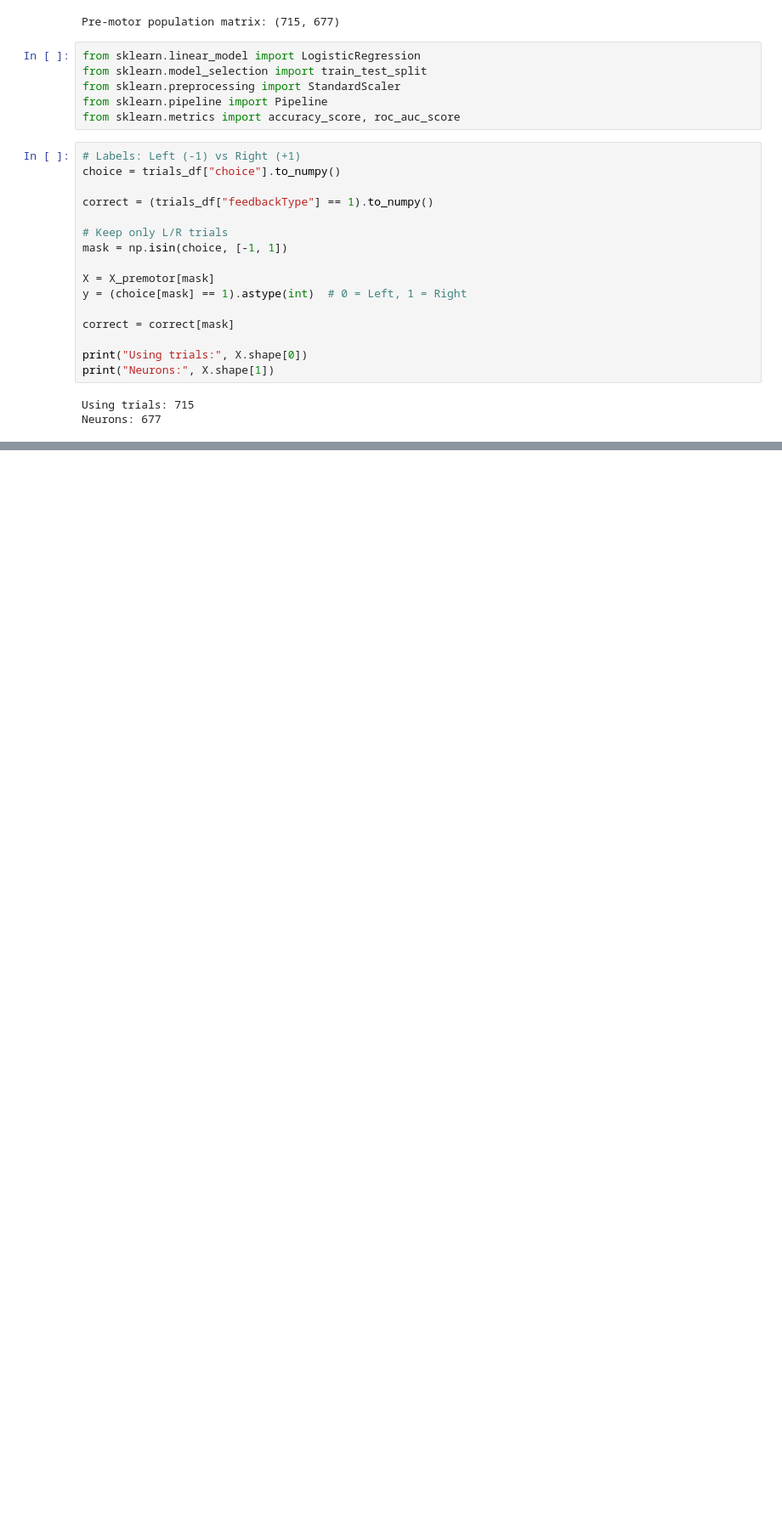
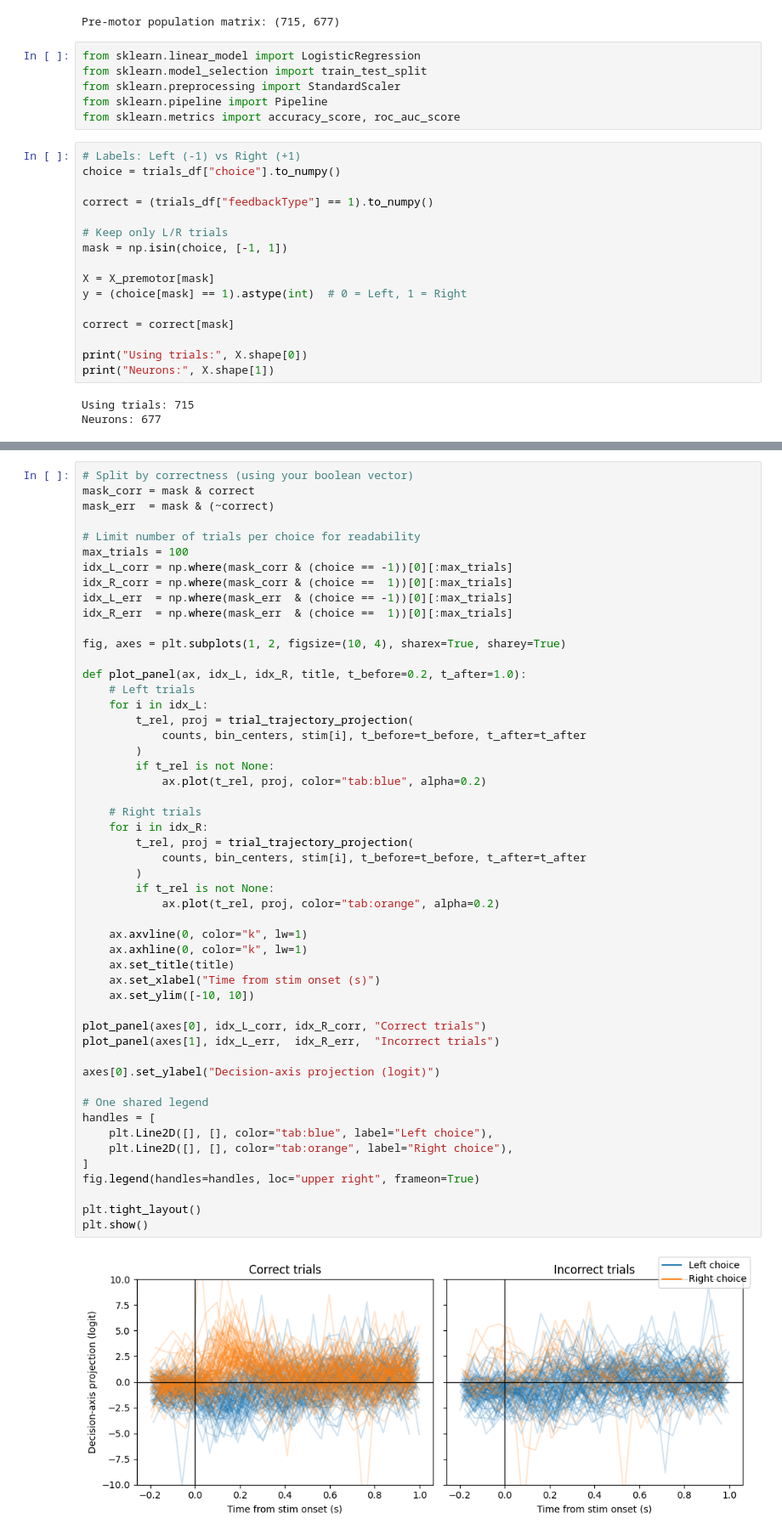
Before and after one commit to kbstafford/decisivetimes, a Jupyter notebook: jason/9_neural_dsi/pilot_analysis.ipynb, the cells around one changed output, grey strips where cells are left out. Shown at 85% size. Drawn from its saved outputs; the diff is of its cells as text; blank space fills up the shorter version.

```diff
--- a/jason/9_neural_dsi/pilot_analysis.ipynb
+++ b/jason/9_neural_dsi/pilot_analysis.ipynb
@@ -289,0 +592,53 @@ eval_subset("Incorrect", mask_err)
+# %%
+# Split by correctness (using your boolean vector)
+mask_corr = mask & correct
+mask_err  = mask & (~correct)
+
+# Limit number of trials per choice for readability
+max_trials = 100
+idx_L_corr = np.where(mask_corr & (choice == -1))[0][:max_trials]
+idx_R_corr = np.where(mask_corr & (choice ==  1))[0][:max_trials]
+idx_L_err  = np.where(mask_err  & (choice == -1))[0][:max_trials]
+idx_R_err  = np.where(mask_err  & (choice ==  1))[0][:max_trials]
+
+fig, axes = plt.subplots(1, 2, figsize=(10, 4), sharex=True, sharey=True)
+
+def plot_panel(ax, idx_L, idx_R, title, t_before=0.2, t_after=1.0):
+    # Left trials
+    for i in idx_L:
+        t_rel, proj = trial_trajectory_projection(
+            counts, bin_centers, stim[i], t_before=t_before, t_after=t_after
+        )
+        if t_rel is not None:
+            ax.plot(t_rel, proj, color="tab:blue", alpha=0.2)
+
+    # Right trials
+    for i in idx_R:
+        t_rel, proj = trial_trajectory_projection(
+            counts, bin_centers, stim[i], t_before=t_before, t_after=t_after
+        )
+        if t_rel is not None:
+            ax.plot(t_rel, proj, color="tab:orange", alpha=0.2)
+
+    ax.axvline(0, color="k", lw=1)
+    ax.axhline(0, color="k", lw=1)
+    ax.set_title(title)
+    ax.set_xlabel("Time from stim onset (s)")
+    ax.set_ylim([-10, 10])
+
+plot_panel(axes[0], idx_L_corr, idx_R_corr, "Correct trials")
+plot_panel(axes[1], idx_L_err,  idx_R_err,  "Incorrect trials")
+
+axes[0].set_ylabel("Decision-axis projection (logit)")
+
+# One shared legend
+handles = [
+    plt.Line2D([], [], color="tab:blue", label="Left choice"),
+    plt.Line2D([], [], color="tab:orange", label="Right choice"),
+]
+fig.legend(handles=handles, loc="upper right", frameon=True)
+
+plt.tight_layout()
+plt.show()
+# %% [output]
+[figure, added]
```
Also changed, not shown: parts of 12 cells of this notebook.
